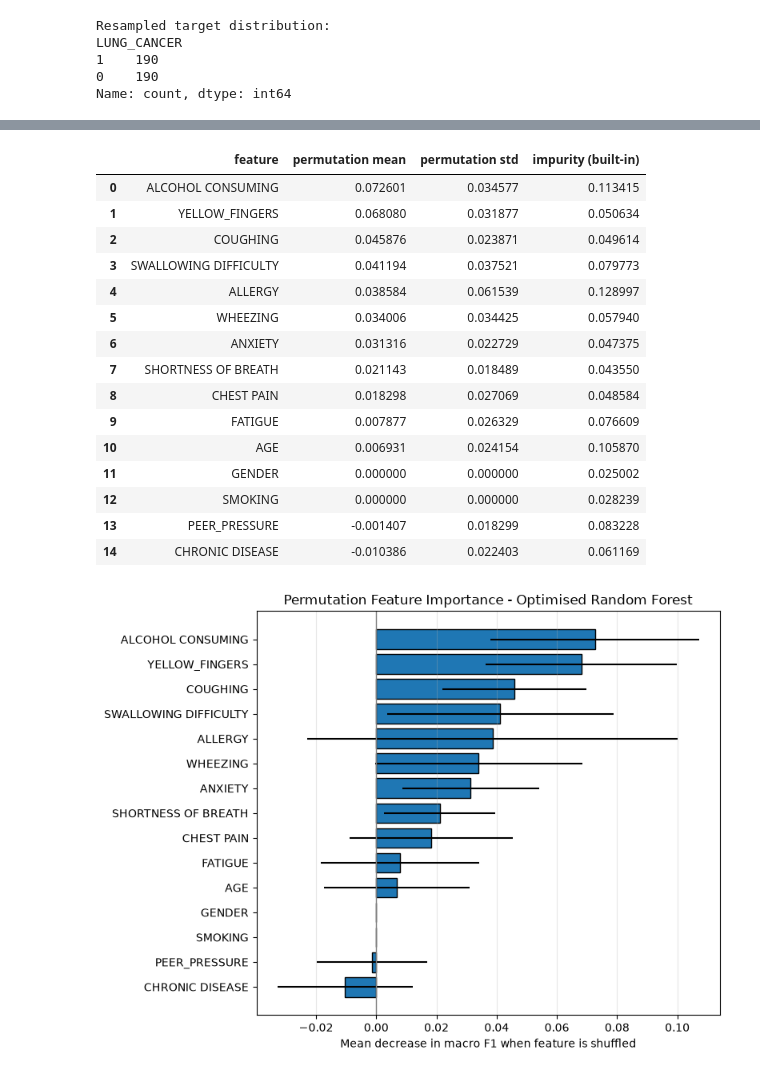
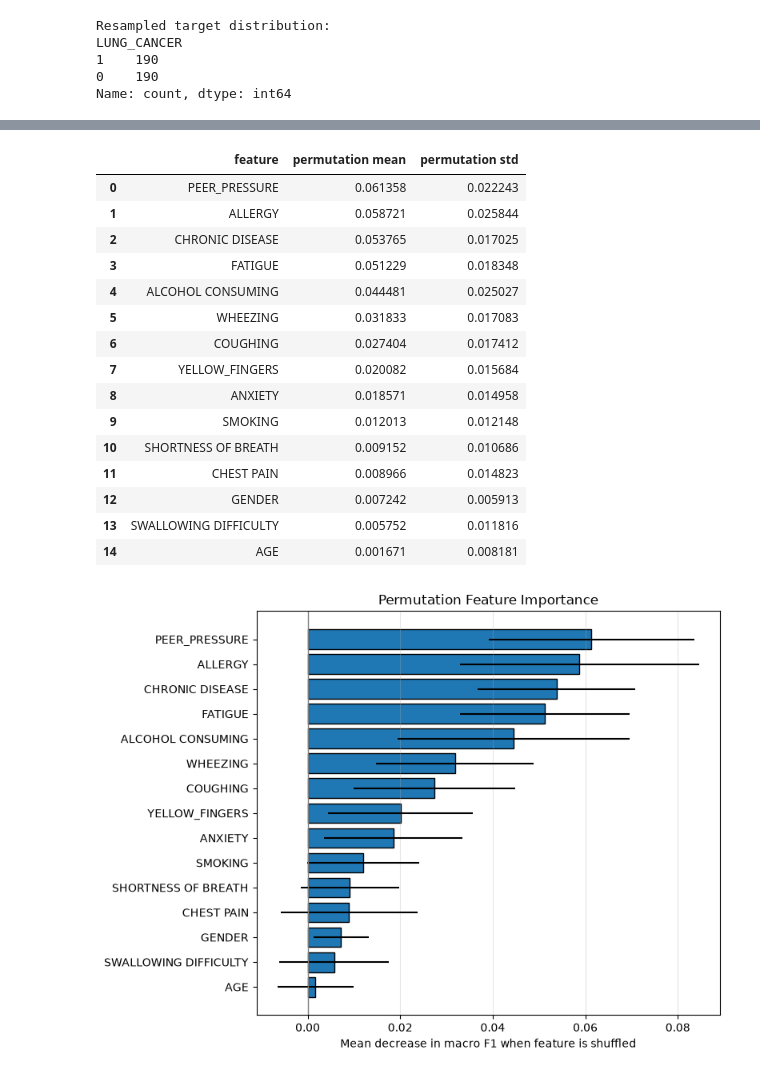
Before and after one commit to KWycliff/lung-cancer-classification, a Jupyter notebook: lung-cancer-risk-classification.ipynb, the cells around one changed output, grey strips where cells are left out. Saved outputs shown, nothing was run; the diff lists cells and outputs as text; code cells hidden in the pictures.

```diff
--- a/lung-cancer-risk-classification.ipynb
+++ b/lung-cancer-risk-classification.ipynb
@@ -358,32 +550,0 @@ cv = StratifiedKFold(
-# %%
-# Hyperparameter tuning using GridSearchCV
-
-from sklearn.model_selection import GridSearchCV
-
-best_models = {}
-tuning_results = []
-
-for name, model in models_to_tune.items():
-
-    search = GridSearchCV(
-        estimator=model,
-        param_grid=param_grids[name],
-        scoring='f1_macro',
-        cv=cv,
-        n_jobs=-1,
-        verbose=1
-    )
-
-    search.fit(X_train, y_train)
-
-    best_models[name] = search.best_estimator_
-
-    tuning_results.append({
-        'model': name,
-        'best CV macro F1': search.best_score_,
-        'best parameters': search.best_params_
-    })
-
-tuning_results = pd.DataFrame(tuning_results)
-
-tuning_results
@@ -501,14 +650,14 @@ joblib.dump(best_models['Random forest'], 'web_app/lung_cancer_random_forest.pkl
 # %%
 # Feature importance implemented with assistance from Claude (Anthropic).
 
-# Permutation importance on the held-out test set for the optimised Random Forest.
+# Permutation importance.
 # Each feature is shuffled in turn; the drop in macro F1 shows how much the model relies on it.
-rf_model = best_models['Random forest']
+model_ROC = models['Logistic regression']
 
 perm = permutation_importance(
-    rf_model,
-    X_test,
-    y_test,
+    model_ROC,
+    X_train,
+    y_train,
     scoring='f1_macro',
     n_repeats=30,
     random_state=RANDOM_STATE,
@@ -519,43 +668,42 @@ importance_df = pd.DataFrame({
     'feature': X_test.columns.str.strip(),
     'permutation mean': perm.importances_mean,
     'permutation std': perm.importances_std,
-    'impurity (built-in)': rf_model.feature_importances_
 }).sort_values('permutation mean', ascending=False)
 
 importance_df.reset_index(drop=True)
 # %% [output]
-|  | feature | permutation mean | permutation std | impurity (built-in) |
-| 0 | ALCOHOL CONSUMING | 0.072601 | 0.034577 | 0.113415 |
-| 1 | YELLOW_FINGERS | 0.068080 | 0.031877 | 0.050634 |
-| 2 | COUGHING | 0.045876 | 0.023871 | 0.049614 |
-| 3 | SWALLOWING DIFFICULTY | 0.041194 | 0.037521 | 0.079773 |
-| 4 | ALLERGY | 0.038584 | 0.061539 | 0.128997 |
-| 5 | WHEEZING | 0.034006 | 0.034425 | 0.057940 |
-| 6 | ANXIETY | 0.031316 | 0.022729 | 0.047375 |
-| 7 | SHORTNESS OF BREATH | 0.021143 | 0.018489 | 0.043550 |
-| 8 | CHEST PAIN | 0.018298 | 0.027069 | 0.048584 |
-| 9 | FATIGUE | 0.007877 | 0.026329 | 0.076609 |
-| 10 | AGE | 0.006931 | 0.024154 | 0.105870 |
-| 11 | GENDER | 0.000000 | 0.000000 | 0.025002 |
-| 12 | SMOKING | 0.000000 | 0.000000 | 0.028239 |
-| 13 | PEER_PRESSURE | -0.001407 | 0.018299 | 0.083228 |
-| 14 | CHRONIC DISEASE | -0.010386 | 0.022403 | 0.061169 |
+|  | feature | permutation mean | permutation std |
+| 0 | PEER_PRESSURE | 0.061358 | 0.022243 |
+| 1 | ALLERGY | 0.058721 | 0.025844 |
+| 2 | CHRONIC DISEASE | 0.053765 | 0.017025 |
+| 3 | FATIGUE | 0.051229 | 0.018348 |
+| 4 | ALCOHOL CONSUMING | 0.044481 | 0.025027 |
+| 5 | WHEEZING | 0.031833 | 0.017083 |
+| 6 | COUGHING | 0.027404 | 0.017412 |
+| 7 | YELLOW_FINGERS | 0.020082 | 0.015684 |
+| 8 | ANXIETY | 0.018571 | 0.014958 |
+| 9 | SMOKING | 0.012013 | 0.012148 |
+| 10 | SHORTNESS OF BREATH | 0.009152 | 0.010686 |
+| 11 | CHEST PAIN | 0.008966 | 0.014823 |
+| 12 | GENDER | 0.007242 | 0.005913 |
+| 13 | SWALLOWING DIFFICULTY | 0.005752 | 0.011816 |
+| 14 | AGE | 0.001671 | 0.008181 |
 # %%
 plot_df = importance_df.sort_values('permutation mean', ascending=True)
 
 plt.figure(figsize=(8, 6))
 plt.barh(
     plot_df['feature'],
     plot_df['permutation mean'],
     xerr=plot_df['permutation std'],
     edgecolor='black'
 )
 plt.axvline(0, color='grey', linewidth=1)
 
 plt.xlabel('Mean decrease in macro F1 when feature is shuffled')
-plt.title('Permutation Feature Importance - Optimised Random Forest')
+plt.title('Permutation Feature Importance')
 plt.grid(axis='x', alpha=0.3)
 plt.tight_layout()
 plt.show()
 # %% [output]
-[figure, old version]
+[figure, new version]
```
Also changed, not shown: parts of 31 cells of this notebook, 5 other files.
